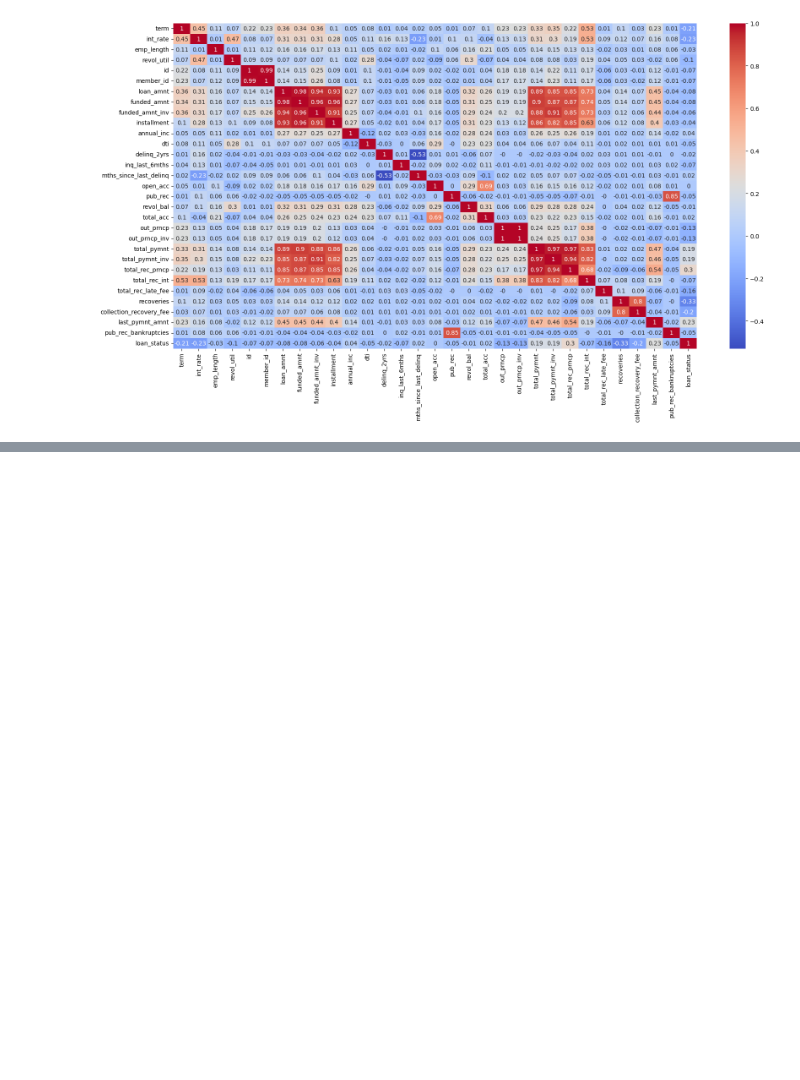
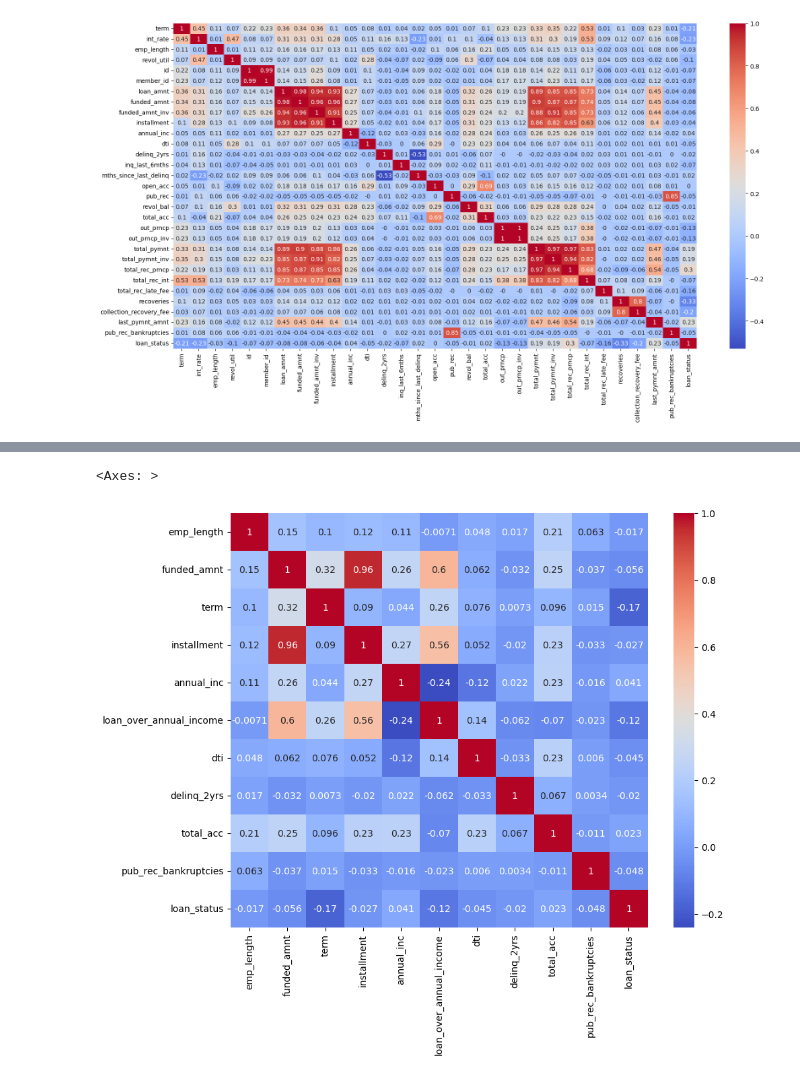
Before and after one commit to jitesh0034/lending_club_casestudy, a Jupyter notebook: EDA.ipynb, the cells around one changed output, grey strips where cells are left out. Drawn from its saved outputs; the diff is of its cells as text; code cells hidden in the pictures; blank space fills up the shorter version.

```diff
--- a/EDA.ipynb
+++ b/EDA.ipynb
@@ -162,0 +179,6 @@ sns.heatmap(corr_matrix, annot=True, cmap='coolwarm')
+# %%
+final_df.drop(['id','member_id'], axis=1,inplace = True)
+# %%
+final_df['loan_over_annual_income'] = (final_df.funded_amnt/final_df.annual_inc).mul(100).round(1)
+# %%
+df_for_cor = final_df[['emp_length','funded_amnt','term', 'installment','annual_inc','loan_over_annual_income','dti','delinq_2yrs','total_acc','pub_rec_bankruptcies',  'loan_status']]
@@ -162,0 +187,8 @@ sns.heatmap(corr_matrix, annot=True, cmap='coolwarm')
+# %%
+corr_matrix = df_for_cor[df_for_cor.loan_status.isin([-1,1])].corr()
+# %%
+plt.figure(figsize=(10, 8))
+sns.heatmap(corr_matrix, annot=True, cmap='coolwarm')
+# %% [output]
+<Axes: >
+[figure, added]
```
Also changed, not shown: parts of 16 cells of this notebook.
